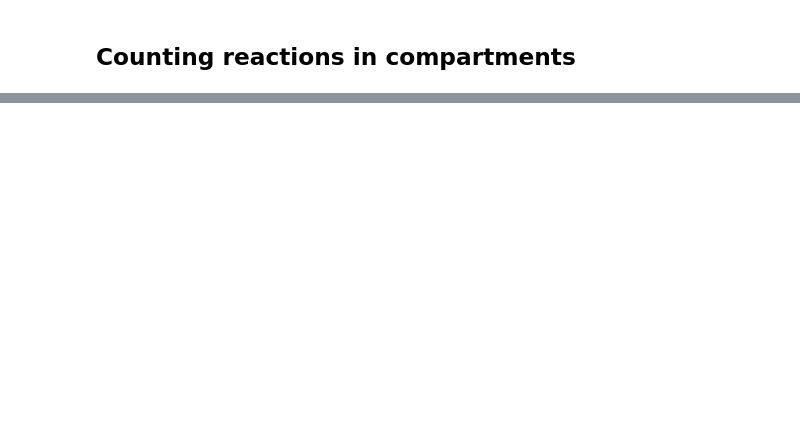
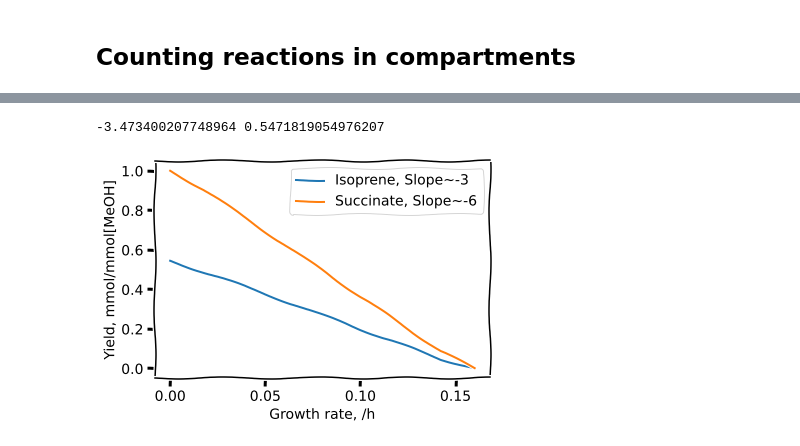
Before and after one commit to iAMB-RWTH-Aachen/Opol-GSMM, a Jupyter notebook: code/Model-Analysis.ipynb, the cells around one changed output, grey strips where cells are left out. Saved outputs shown, nothing was run; the diff lists cells and outputs as text; code cells hidden in the pictures; blank space fills up the shorter version.

```diff
--- a/code/Model-Analysis.ipynb
+++ b/code/Model-Analysis.ipynb
@@ -62,0 +169,47 @@ for rct in model.reactions:
+# %%
+bio = np.linspace(.0,.16,10)
+Substrate = 'meoh'
+Product = 'succ[c]' #isoprene[c]
+Cnum = countCinFormula(model.metabolites.get_by_id(Product).formula)
+flux=10
+Suc_List = list()
+for bioi in bio:
+    with model as md:
+        md.reactions.get_by_id('BIOMASS').lower_bound = bioi
+        md = set_ObjGSMM(md, Product)
+        md = set_SubiOpol(md, [Substrate], flux)
+        sol = md.optimize()
+        Yield = sol.fluxes['DM_{}'.format(Product)]*Cnum/flux
+        Suc_List.append([bioi, Yield])
+# %%
+bio = np.linspace(.0,.16,10)
+Substrate = 'meoh'
+Product = 'isoprene[c]'
+Cnum = countCinFormula(model.metabolites.get_by_id(Product).formula)
+flux=10
+IP_List = list()
+for bioi in bio:
+    with model as md:
+        md.reactions.get_by_id('BIOMASS').lower_bound = bioi
+        md = set_ObjGSMM(md, Product)
+        md = set_SubiOpol(md, [Substrate], flux)
+        sol = md.optimize()
+        Yield = sol.fluxes['DM_{}'.format(Product)]*Cnum/flux
+        IP_List.append([bioi, Yield])
+# %%
+ipdata = np.array(IP_List)
+sucdata = np.array(Suc_List)
+m,n = np.polyfit(ipdata[:,0], ipdata[:,1], 1)
+a,b = np.polyfit(sucdata[:,0], sucdata[:,1], 1)
+print(m,n)
+with plt.xkcd():
+    plt.plot(ipdata[:,0], ipdata[:,1])
+    plt.plot(sucdata[:,0], sucdata[:,1])
+    plt.xlabel('Growth rate, /h')
+    plt.ylabel('Yield, mmol/mmol[MeOH]')
+    plt.legend(['Isoprene, Slope~{}'.format(int(m)), 'Succinate, Slope~{}'.format(int(a))])
+
+plt.savefig('Yields-VS-Growth_Isoprene+Suc_Opol.png')
+# %% [output]
+-3.473400207748964 0.5471819054976207
+[figure, added]
```
Also changed, not shown: parts of 15 cells of this notebook, 14 other files.
